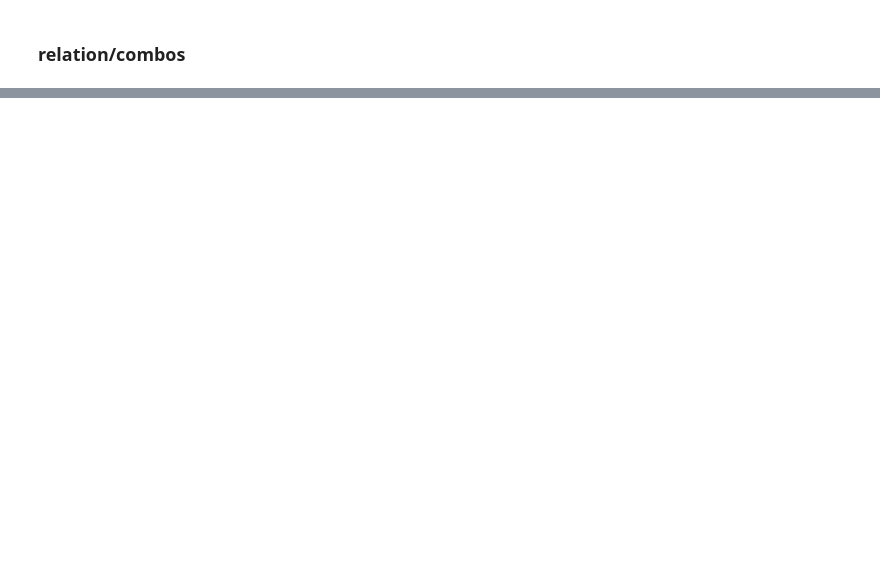
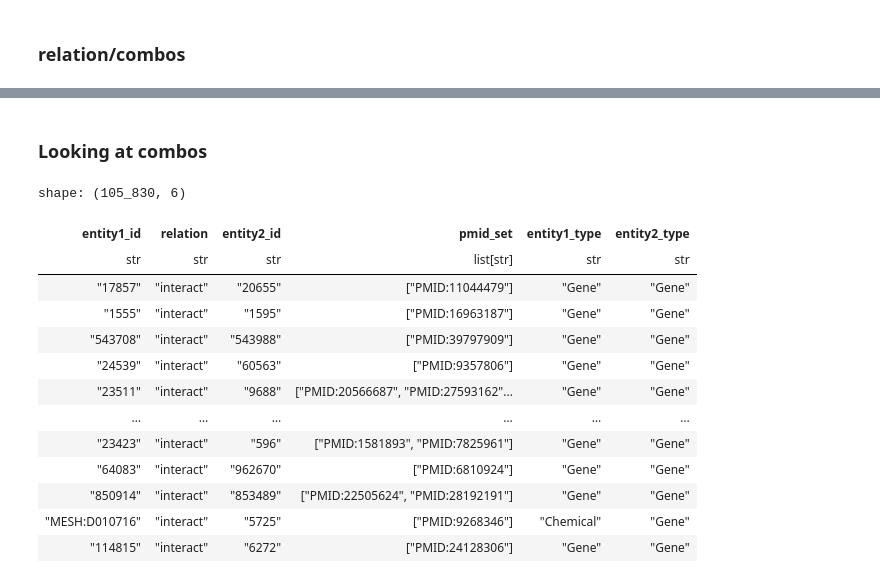
Before and after one commit to NCATSTranslator/translator-ingests, a Jupyter notebook: src/translator_ingest/ingests/pubtator/pubtator_eda.ipynb, the cells around one changed output, grey strips where cells are left out. Cells and saved outputs as stored; diff of their text form; code cells hidden in the pictures; blank space fills up the shorter version.

```diff
--- a/src/translator_ingest/ingests/pubtator/pubtator_eda.ipynb
+++ b/src/translator_ingest/ingests/pubtator/pubtator_eda.ipynb
@@ -814,0 +704,2 @@ shape: (5, 6)
+# %%
+EXCLUDED_RELATIONS = ["compare", "cotreat"]
@@ -814,0 +708,2 @@ shape: (5, 6)
+# %%
+relation_df_filtered = relation_df_filtered.filter(~(pl.col("relation").is_in(EXCLUDED_RELATIONS)))
@@ -814,0 +836,8 @@ shape: (5, 6)
+# %%
+merge2 = (relation_df_filtered
+        .group_by(GROUP_BY_COLUMNS)
+        .agg(
+            pl.col("pmid").unique().alias("pmid_set"),
+            pl.col("entity1_type").first().alias("entity1_type"),
+            pl.col("entity2_type").first().alias("entity2_type"),
+        ))
@@ -814,0 +861,21 @@ shape: (5, 6)
+# %% [markdown]
+### Looking at combos
+# %%
+merge2.filter((pl.col("relation") == "interact"))
+
+# merge2.filter((pl.col("relation") == "inhibit"))
+# %% [output]
+shape: (105_830, 6)
+| entity1_id | relation | entity2_id | pmid_set | entity1_type | entity2_type |
+| str | str | str | list[str] | str | str |
+| "17857" | "interact" | "20655" | ["PMID:11044479"] | "Gene" | "Gene" |
+| "1555" | "interact" | "1595" | ["PMID:16963187"] | "Gene" | "Gene" |
+| "543708" | "interact" | "543988" | ["PMID:39797909"] | "Gene" | "Gene" |
+| "24539" | "interact" | "60563" | ["PMID:9357806"] | "Gene" | "Gene" |
+| "23511" | "interact" | "9688" | ["PMID:20566687", "PMID:27593162"... | "Gene" | "Gene" |
+| … | … | … | … | … | … |
+| "23423" | "interact" | "596" | ["PMID:1581893", "PMID:7825961"] | "Gene" | "Gene" |
+| "64083" | "interact" | "962670" | ["PMID:6810924"] | "Gene" | "Gene" |
+| "850914" | "interact" | "853489" | ["PMID:22505624", "PMID:28192191"] | "Gene" | "Gene" |
+| "MESH:D010716" | "interact" | "5725" | ["PMID:9268346"] | "Chemical" | "Gene" |
+| "114815" | "interact" | "6272" | ["PMID:24128306"] | "Gene" | "Gene" |
```
Also changed, not shown: parts of 91 cells of this notebook.
